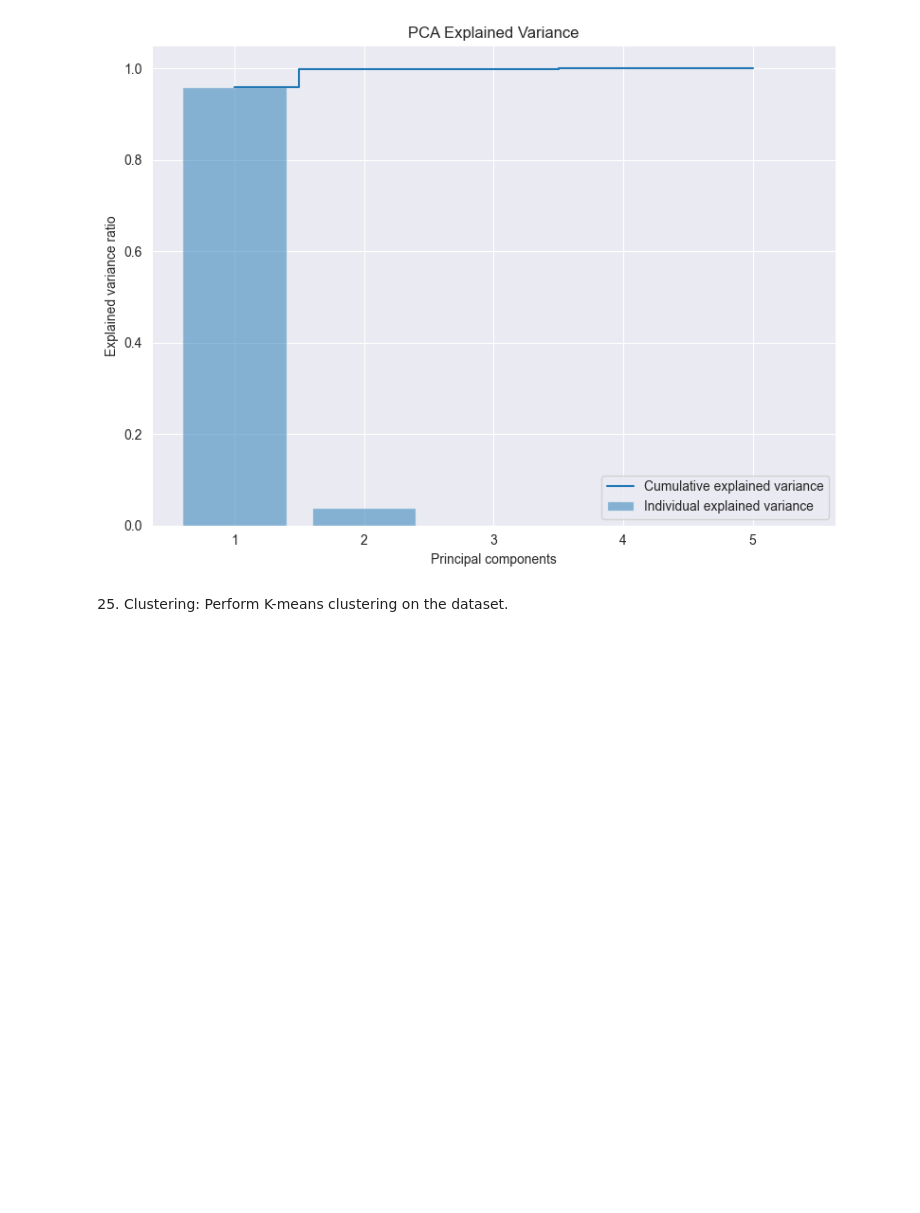
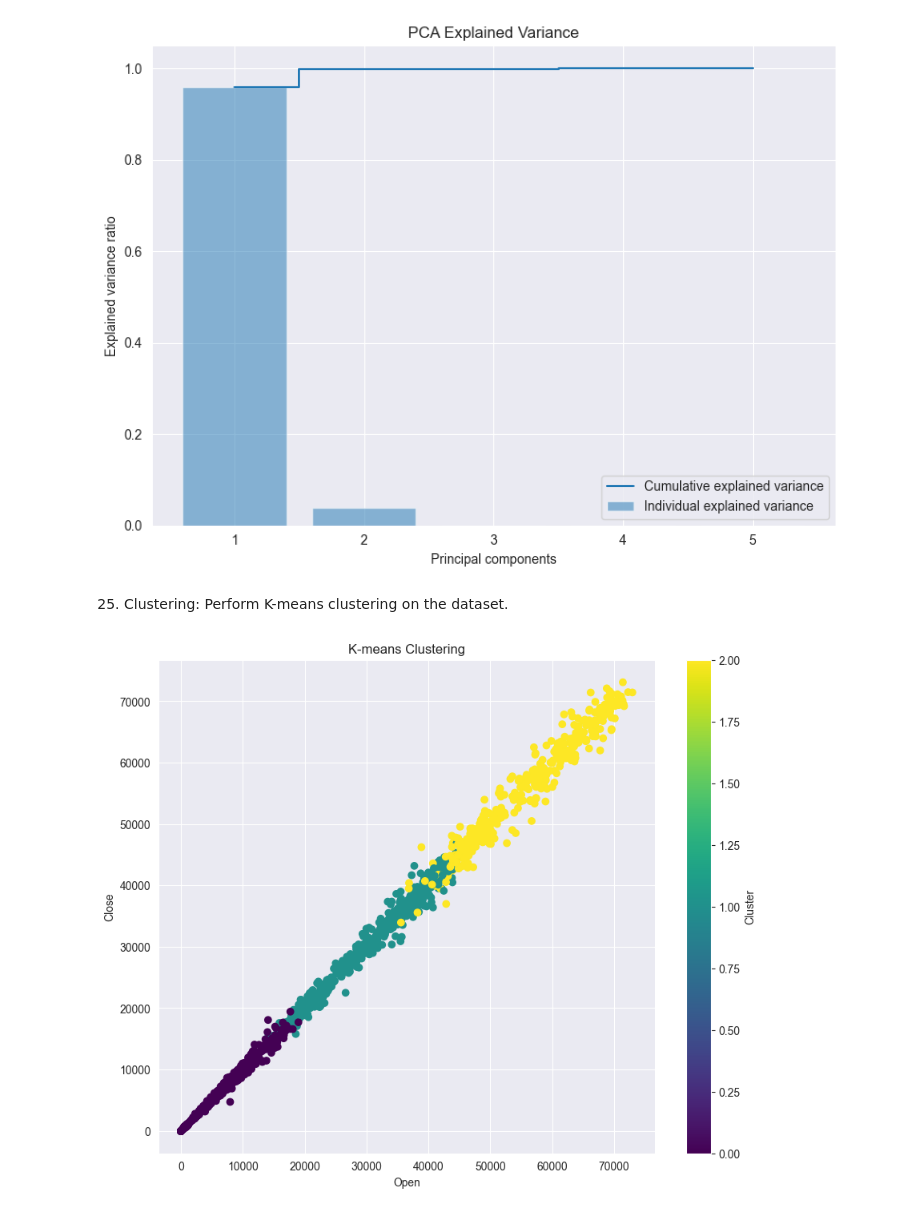
Before and after one commit to ZygimantasB/LLM-practice, a Jupyter notebook: LM practice/kagle/crypto.ipynb, the cells around one changed output. Drawn from its saved outputs; the diff is of its cells as text; code cells hidden in the pictures; blank space fills up the shorter version.

```diff
--- a/LM practice/kagle/crypto.ipynb
+++ b/LM practice/kagle/crypto.ipynb
@@ -656,3 +659,25 @@ plt.show()
 [figure]
 # %% [markdown]
 25. Clustering: Perform K-means clustering on the dataset.
+# %%
+X = df[['Open', 'High', 'Low', 'Volume', 'Market Cap']]
+
+scaler = StandardScaler()
+X_scaled = scaler.fit_transform(X)
+
+kmeans = KMeans(n_clusters=3, random_state=42)
+kmeans.fit(X_scaled)
+
+cluster_labels = kmeans.labels_
+
+df['Cluster'] = cluster_labels
+
+plt.figure(figsize=(10, 8))
+plt.scatter(df['Open'], df['Close'], c=df['Cluster'], cmap='viridis', marker='o')
+plt.title('K-means Clustering')
+plt.xlabel('Open')
+plt.ylabel('Close')
+plt.colorbar(label='Cluster')
+plt.show()
+# %% [output]
+[figure, added]
```
Also changed, not shown: parts of 7 cells of this notebook.
